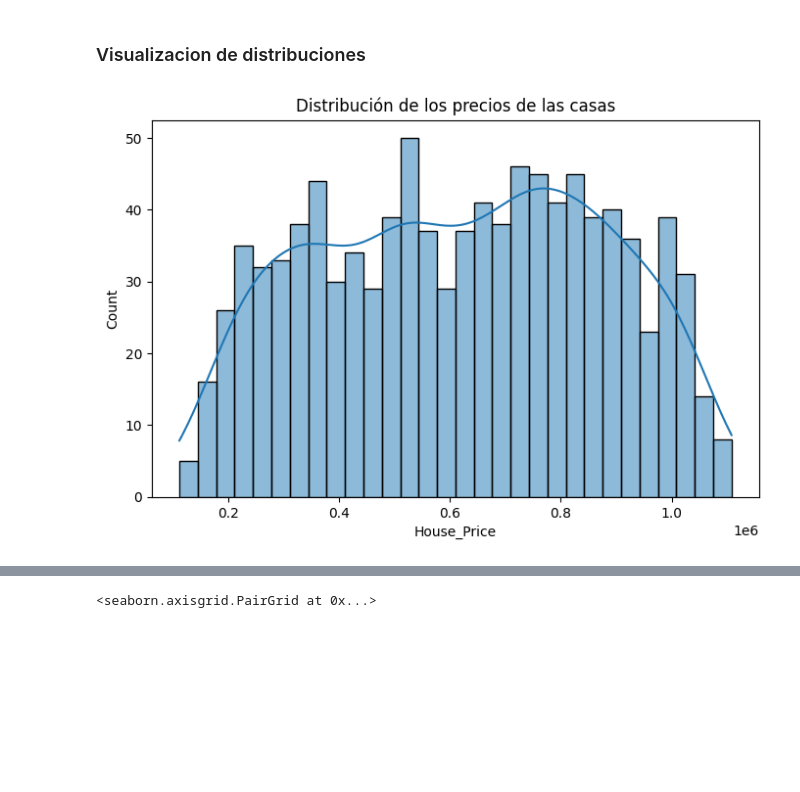
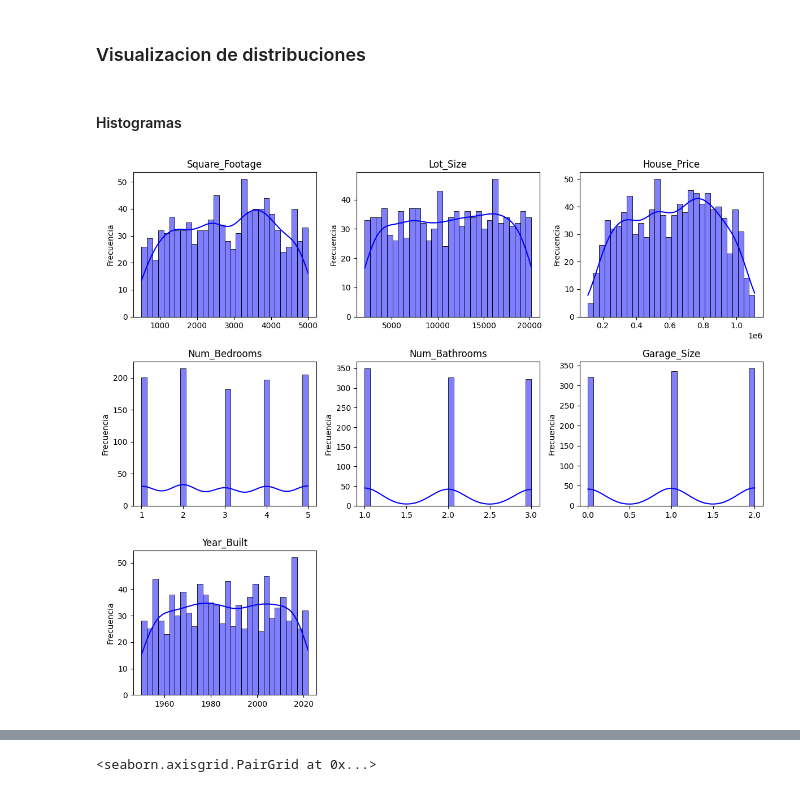
Before and after one commit to Apollo13-0/tarea1-ai, a Jupyter notebook: housePrincing.ipynb, the cells around one changed output, grey strips where cells are left out. Drawn from its saved outputs; the diff is of its cells as text; code cells hidden in the pictures; blank space fills up the shorter version.

Commit message:
feat:add histograms & boxplots

```diff
--- a/housePrincing.ipynb
+++ b/housePrincing.ipynb
@@ -54,14 +78,27 @@ memory usage: 70.4 KB
 | max | 4999.000000 | 5.000000 | 3.000000 | 2022.000000 | 20191.009525 | 2.000000 | 10.000000 | ... |
 # %% [markdown]
 ### Visualizacion de distribuciones
-# %%
-import seaborn as sns
-import matplotlib.pyplot as plt
-
-# Histograma de los precios de las casas
-plt.figure(figsize=(8, 5))
-sns.histplot(df["House_Price"], kde=True, bins=30)
-plt.title("Distribución de los precios de las casas")
-plt.show()
-# %% [output]
-[figure, removed]
+# %% [markdown]
+#### Histogramas
+# %%
+# Lista de columnas a graficar
+features = [
+    "Square_Footage", "Lot_Size", "House_Price",
+    "Num_Bedrooms", "Num_Bathrooms", "Garage_Size", "Year_Built"
+]
+
+# Configuración del tamaño del gráfico
+plt.figure(figsize=(12, 10))
+
+# Crear histogramas para cada variable
+for i, col in enumerate(features, 1):
+    plt.subplot(3, 3, i)
+    sns.histplot(df[col], bins=30, kde=True, color="blue")
+    plt.title(col)
+    plt.xlabel("")
+    plt.ylabel("Frecuencia")
+
+plt.tight_layout()
+plt.show()
+# %% [output]
+[figure, added]
```
Also changed, not shown: parts of 12 cells of this notebook.
